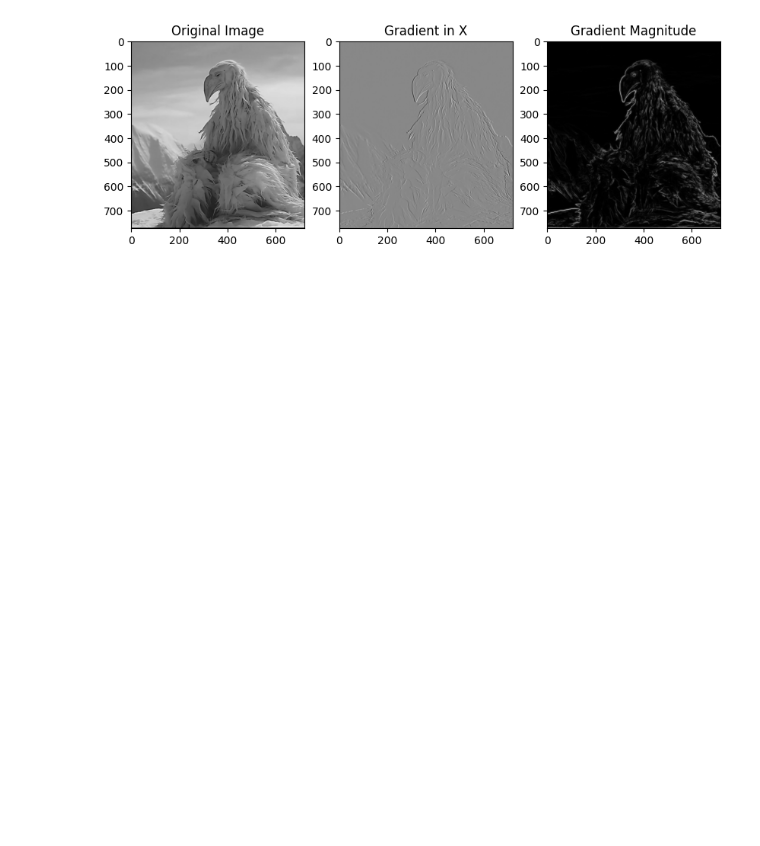
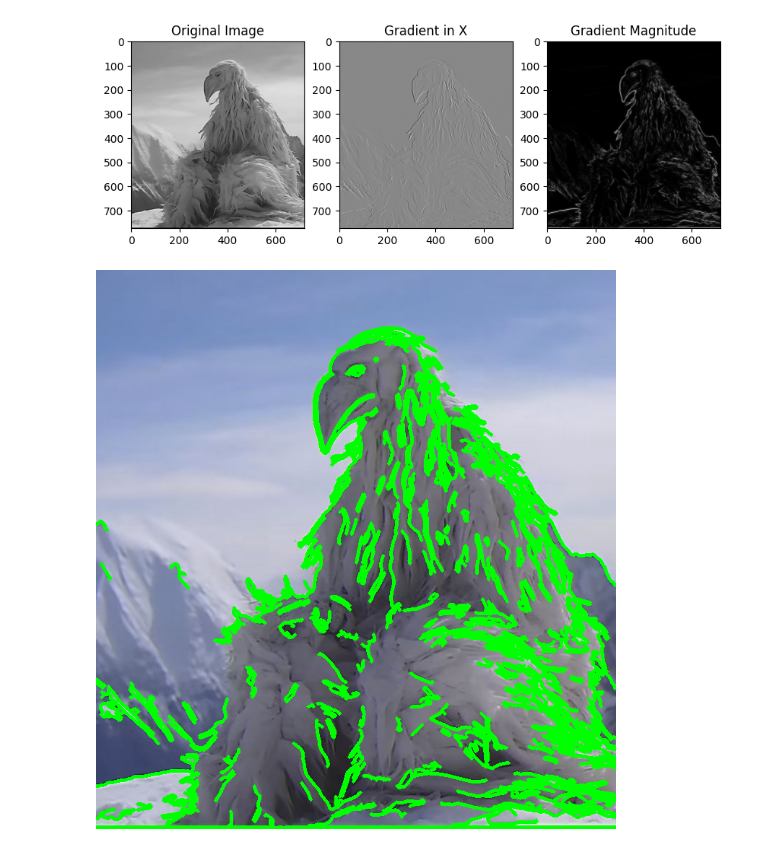
Before and after one commit to elachis/image-processing-python, a Jupyter notebook: exp4_1.ipynb, the cells around one changed output. Cells and saved outputs as stored; diff of their text form; code cells hidden in the pictures; blank space fills up the shorter version.

Commit message:
Gradient Edge

```diff
--- a/exp4_1.ipynb
+++ b/exp4_1.ipynb
@@ -33,3 +33,36 @@ plt.imshow(gradient_magnitude, cmap='gray')
 plt.show()
 # %% [output]
 [figure]
+# %%
+import cv2
+import numpy as np
+from google.colab.patches import cv2_imshow # Import cv2_imshow
+
+
+# Load the image
+image = cv2.imread('/content/opium.jpg')
+
+# Convert the image to grayscale
+gray_image = cv2.cvtColor(image, cv2.COLOR_BGR2GRAY)
+
+# Apply GaussianBlur to reduce noise and improve edge detection
+blurred_image = cv2.GaussianBlur(gray_image, (5, 5), 0)
+
+# Use Canny edge detection to find edges
+edges = cv2.Canny(blurred_image, 50, 150)
+
+# Find contours (object outlines) in the edge-detected image
+contours, _ = cv2.findContours(edges, cv2.RETR_EXTERNAL, cv2.CHAIN_APPROX_SIMPLE)
+
+# Draw the contours on the original image
+cv2.drawContours(image, contours, -1, (0, 255, 0), 3)
+
+# Display the original image with contours
+cv2_imshow(image) # Use cv2_imshow instead of cv2.imshow
+
+
+# Wait for a key press and close the window
+# cv2.waitKey(0) # These lines are not needed with cv2_imshow
+# cv2.destroyAllWindows()
+# %% [output]
+[figure, added]
```
